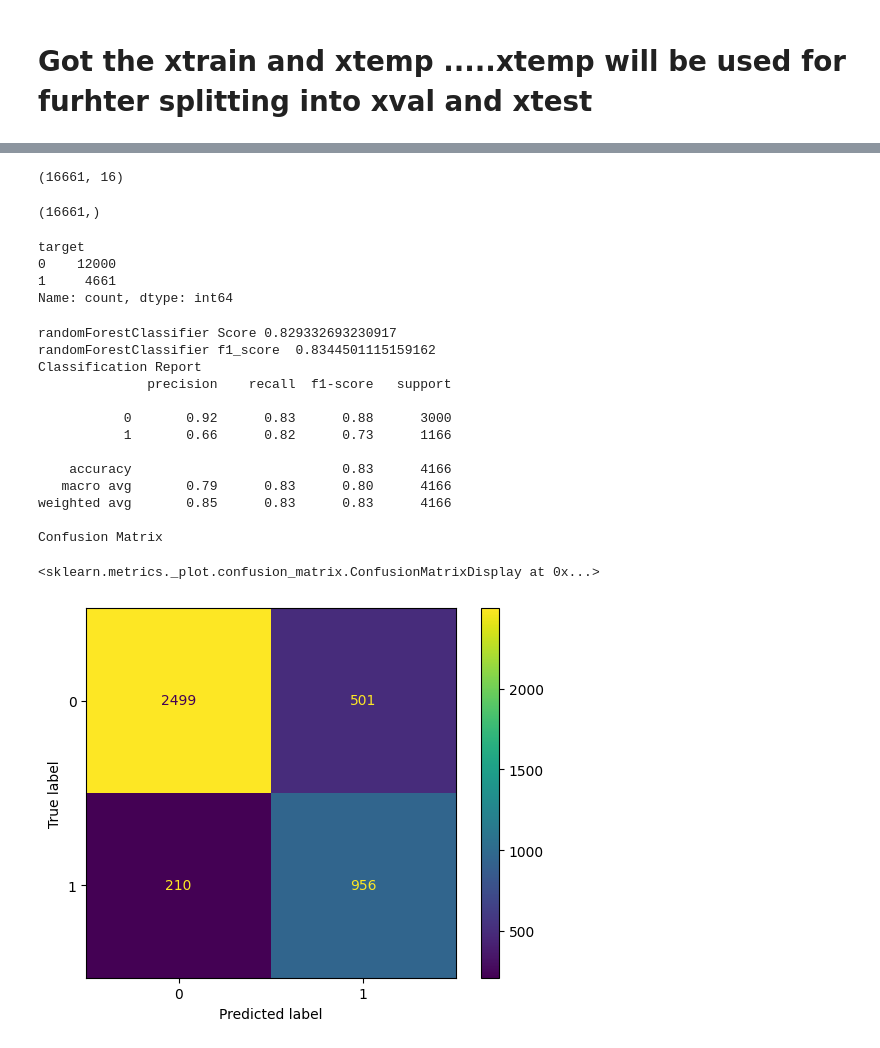
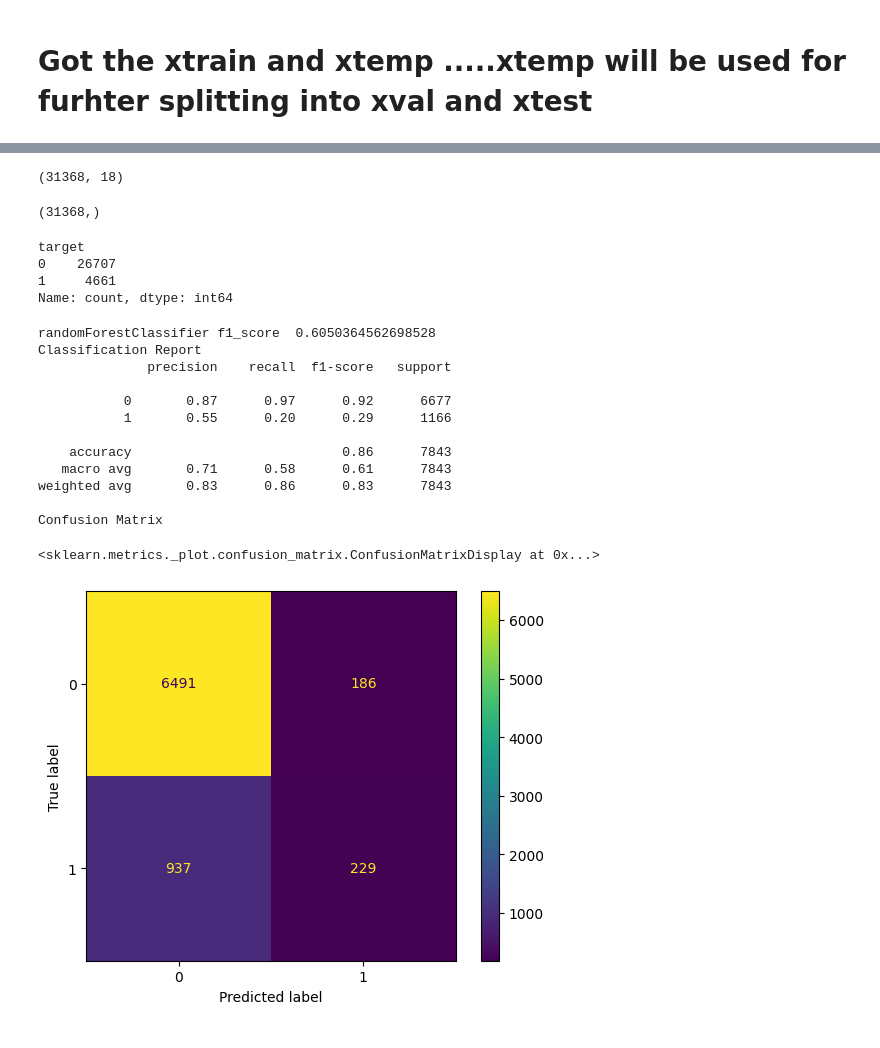
Before and after one commit to linisha04/Predict-the-Success-of-Bank-telemarketing, a Jupyter notebook: liniiiii.ipynb, the cells around one changed output, grey strips where cells are left out. Saved outputs shown, nothing was run; the diff lists cells and outputs as text; code cells hidden in the pictures.

```diff
--- a/liniiiii.ipynb
+++ b/liniiiii.ipynb
@@ -846,13 +846,13 @@ memory usage: 6.0+ MB
 # %%
 from sklearn.compose import ColumnTransformer
 from sklearn.preprocessing import StandardScaler , OneHotEncoder  , LabelEncoder, RobustScaler , OrdinalEncoder
-# 'age','pdays','balance'
+# 'age','pdays','balance','duration'
 
 col_transformer=ColumnTransformer(transformers=[
 
-    ('numerical_cols' , RobustScaler(),['previous','campaign','duration']),
-    ('categorical_cols' , OneHotEncoder(handle_unknown='ignore',sparse_output=False),['job','marital','poutcome','education','day','month','Age_Category']),
-#     ('label_cols', OrdinalEncoder(),['education' , 'Age_Category'])
+    ('numerical_cols' , RobustScaler(),['previous','campaign','age','pdays','balance']),
+    ('categorical_cols' , OneHotEncoder(handle_unknown='ignore',sparse_output=False),['job','marital','poutcome','day','month','education' , 'Age_Category']),
+    # ('label_cols', OrdinalEncoder(),['education' , 'Age_Category'])
 ])
 # %%
 train
@@ -895,22 +895,22 @@ corr.style.background_gradient(cmap='coolwarm')
 # Converted the (0,1) ===> (no,yes)
 # chose the features
 # %%
-train_yes=train[train['target']=='no'].sample(15000 , random_state=42)
-train_no=train[train['target']=='yes']
+# train_yes=train[train['target']=='no'].sample(15000 , random_state=42)
+# train_no=train[train['target']=='yes']
 
-train= pd.concat([train_yes, train_no])
+# train= pd.concat([train_yes, train_no])
 # %%
 train['target'] = train['target'].map({'yes': 1, 'no': 0})
 y=train['target']
 
 
-# 'age','pdays','balance'
-train=train[['previous','campaign' ,'job','marital','poutcome' ,'education','previously_contacted','Age_Category' ,'default','loan','housing','contact','duration','day','month','isSunday' ]]
+# 'age','pdays','balance',duration,duration
+train=train[['age','pdays','balance','previous','campaign' ,'job','marital','poutcome' ,'education','previously_contacted','Age_Category' ,'default','loan','housing','contact','day','month','isSunday' ]]
 
 
 
 
-test=test[['previous','campaign' ,'job','marital','poutcome' ,'education','previously_contacted','Age_Category' ,'default','loan','housing','contact','duration','day' ,'month','isSunday']]
+test=test[['age','pdays','balance','previous','campaign' ,'job','marital','poutcome' ,'education','previously_contacted','Age_Category' ,'default','loan','housing','contact','day' ,'month','isSunday']]
 # %%
 print(y.value_counts())
 # %% [output]
@@ -965,57 +965,55 @@ from sklearn.decomposition import PCA
 # %%
 xtrain.shape
 # %% [output]
-(16661, 16)
+(31368, 18)
 # %%
 ytrain.shape
 # %% [output]
-(16661,)
+(31368,)
 # %%
 from sklearn.metrics import classification_report , confusion_matrix , ConfusionMatrixDisplay
 # %%
 ytrain.value_counts()
 # %% [output]
 target
-0    12000
+0    26707
 1     4661
 Name: count, dtype: int64
 # %%
 from sklearn.ensemble import RandomForestClassifier
 from imblearn.pipeline import Pipeline
 
-rf=RandomForestClassifier(random_state=1 , n_estimators=200, max_depth=10,class_weight='balanced' , min_samples_split=3 , min_samples_leaf=3  , n_jobs=-1)
-randomForestClassifier=Pipeline([('col_transformer',col_transformer),('smote',smote)
+rf=RandomForestClassifier(random_state=1 ,class_weight='balanced', n_jobs=-1)
+randomForestClassifier=Pipeline([('col_transformer',col_transformer),('pca',PCA())
                                  ,('randomForest',rf)])
 
 randomForestClassifier.fit(xtrain, ytrain)
 
 ypredicted_rf=randomForestClassifier.predict(xtest)
 
-print(   'randomForestClassifier Score'   ,  randomForestClassifier.score(xtest,ytest)  )
 
 
-print(   'randomForestClassifier f1_score '  ,     f1_score(ytest, ypredicted_rf  , average='weighted')    )
+print(   'randomForestClassifier f1_score '  ,     f1_score(ytest, ypredicted_rf  , average='macro')    )
 
 print('Classification Report')
 
 print(classification_report(ytest ,ypredicted_rf))
 
 print('Confusion Matrix')
 
 ConfusionMatrixDisplay.from_estimator(randomForestClassifier,xtest,ytest)
 # %% [output]
-randomForestClassifier Score 0.829332693230917
-randomForestClassifier f1_score  0.8344501115159162
+randomForestClassifier f1_score  0.6050364562698528
 Classification Report
               precision    recall  f1-score   support
 
-           0       0.92      0.83      0.88      3000
-           1       0.66      0.82      0.73      1166
+           0       0.87      0.97      0.92      6677
+           1       0.55      0.20      0.29      1166
 
-    accuracy                           0.83      4166
-   macro avg       0.79      0.83      0.80      4166
-weighted avg       0.85      0.83      0.83      4166
+    accuracy                           0.86      7843
+   macro avg       0.71      0.58      0.61      7843
+weighted avg       0.83      0.86      0.83      7843
 
 Confusion Matrix
 <sklearn.metrics._plot.confusion_matrix.ConfusionMatrixDisplay at 0x...>
-[figure, old version]
+[figure, new version]
```
Also changed, not shown: parts of 9 cells of this notebook.
